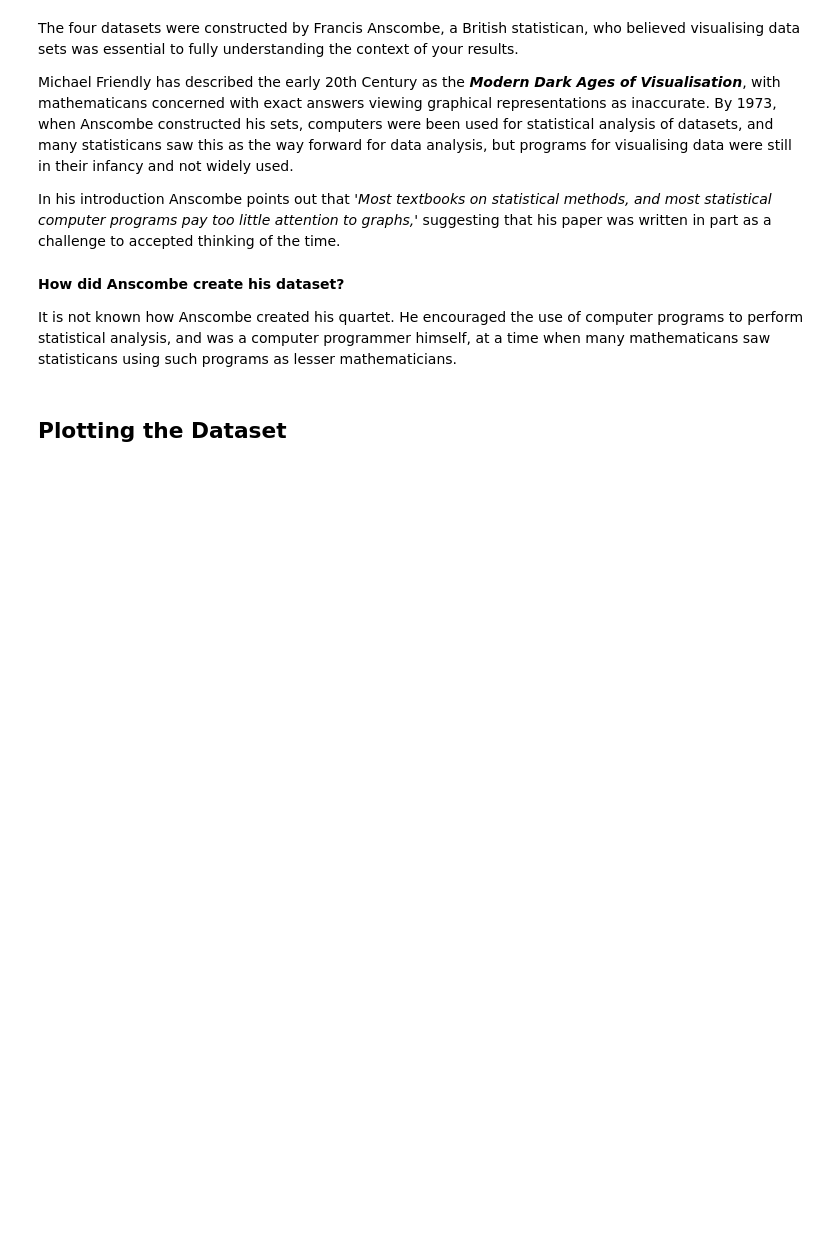
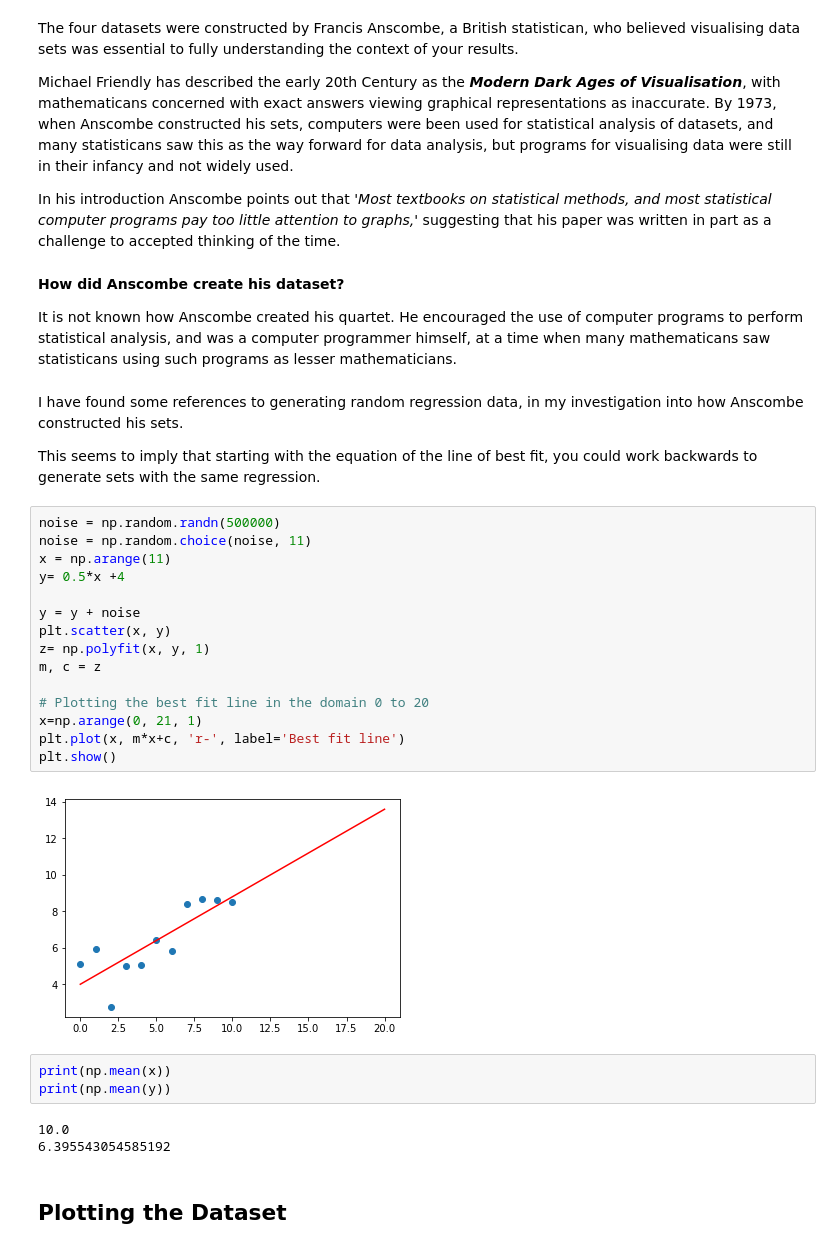
Before and after one commit to MarionMcG/data-analysis, a Jupyter notebook: anscombe.ipynb, the cells around one changed output. Cells and saved outputs as stored; diff of their text form; blank space fills up the shorter version.

Commit message:
Attempt at generating random sets from line to get similar summary stats

```diff
--- a/anscombe.ipynb
+++ b/anscombe.ipynb
@@ -17,6 +17,33 @@ In his introduction Anscombe points out that *'Most textbooks on statistical met
 **How did Anscombe create his dataset?**
 
 It is not known how Anscombe created his quartet. He encouraged the use of computer programs to perform statistical analysis, and was a computer programmer himself, at a time when many mathematicans saw statisticans using such programs as lesser mathematicians.
+# %% [markdown]
+I have found some references to generating random regression data, in my investigation into how Anscombe constructed his sets.
+
+This seems to imply that starting with the equation of the line of best fit, you could work backwards to generate sets with the same regression.
+# %%
+noise = np.random.randn(500000)
+noise = np.random.choice(noise, 11)
+x = np.arange(11)
+y= 0.5*x +4
+
+y = y + noise
+plt.scatter(x, y)
+z= np.polyfit(x, y, 1)
+m, c = z
+
+# Plotting the best fit line in the domain 0 to 20
+x=np.arange(0, 21, 1)
+plt.plot(x, m*x+c, 'r-', label='Best fit line')
+plt.show()
+# %% [output]
+[figure, added]
+# %%
+print(np.mean(x))
+print(np.mean(y))
+# %% [output]
+10.0
+6.395543054585192
 # %% [markdown]
 ## Plotting the Dataset
 # %%
```
Also changed, not shown: parts of 1 cell of this notebook.
